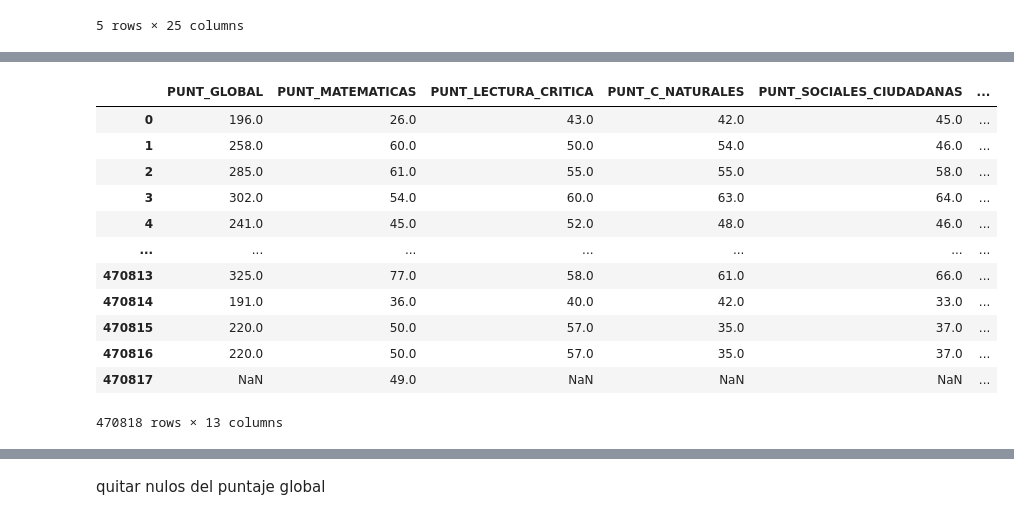
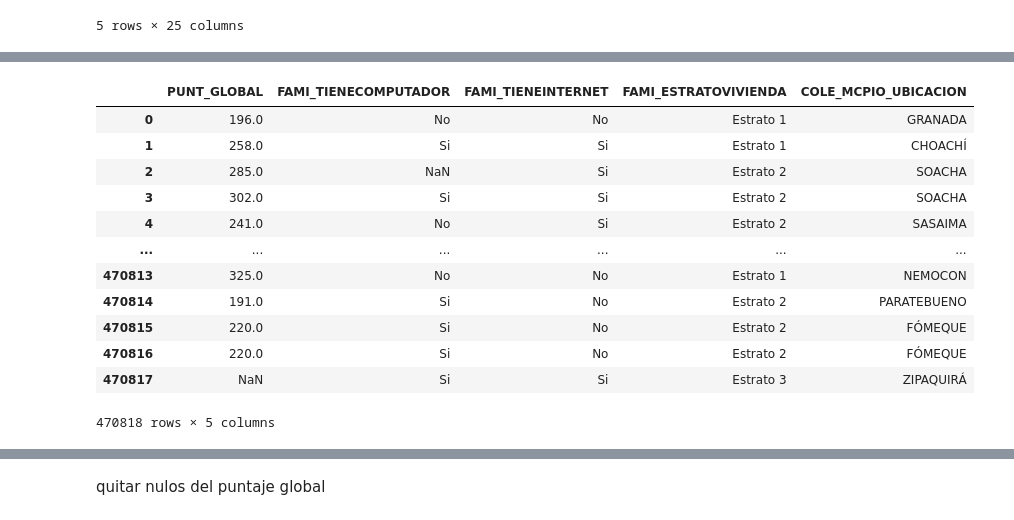
Before and after one commit to isabellagomez2003-sys/Proyecto-1, a Jupyter notebook: pregunta2(Dani).ipynb, the cells around one changed output, grey strips where cells are left out. Saved outputs shown, nothing was run; the diff lists cells and outputs as text; code cells hidden in the pictures.

```diff
--- a/pregunta2(Dani).ipynb
+++ b/pregunta2(Dani).ipynb
@@ -49,36 +34,28 @@ dtype: int64
 # %%
 #voy a quedarme solo con las columnas que me sirven para responder mi pregunta
 columnas_interes = [
     "PUNT_GLOBAL",
-    "PUNT_MATEMATICAS",
-    "PUNT_LECTURA_CRITICA",
-    "PUNT_C_NATURALES",
-    "PUNT_SOCIALES_CIUDADANAS",
-    "PUNT_INGLES",
     "FAMI_TIENECOMPUTADOR",
     "FAMI_TIENEINTERNET",
-    "FAMI_TIENEAUTOMOVIL",
-    "FAMI_TIENELAVADORA",
     "FAMI_ESTRATOVIVIENDA",
-    "FAMI_PERSONASHOGAR",
-    "FAMI_CUARTOSHOGAR",
+    "COLE_MCPIO_UBICACION"
 ]
 
 df = df[columnas_interes]
 
 #verificando que este bien
 df
 # %% [output]
-|  | PUNT_GLOBAL | PUNT_MATEMATICAS | PUNT_LECTURA_CRITICA | PUNT_C_NATURALES | PUNT_SOCIALES_CIUDADANAS | ... |
-| 0 | 196.0 | 26.0 | 43.0 | 42.0 | 45.0 | ... |
-| 1 | 258.0 | 60.0 | 50.0 | 54.0 | 46.0 | ... |
-| 2 | 285.0 | 61.0 | 55.0 | 55.0 | 58.0 | ... |
-| 3 | 302.0 | 54.0 | 60.0 | 63.0 | 64.0 | ... |
-| 4 | 241.0 | 45.0 | 52.0 | 48.0 | 46.0 | ... |
-| ... | ... | ... | ... | ... | ... | ... |
-| 470813 | 325.0 | 77.0 | 58.0 | 61.0 | 66.0 | ... |
-| 470814 | 191.0 | 36.0 | 40.0 | 42.0 | 33.0 | ... |
-| 470815 | 220.0 | 50.0 | 57.0 | 35.0 | 37.0 | ... |
-| 470816 | 220.0 | 50.0 | 57.0 | 35.0 | 37.0 | ... |
-| 470817 | NaN | 49.0 | NaN | NaN | NaN | ... |
+|  | PUNT_GLOBAL | FAMI_TIENECOMPUTADOR | FAMI_TIENEINTERNET | FAMI_ESTRATOVIVIENDA | COLE_MCPIO_UBICACION |
+| 0 | 196.0 | No | No | Estrato 1 | GRANADA |
+| 1 | 258.0 | Si | Si | Estrato 1 | CHOACHÍ |
+| 2 | 285.0 | NaN | Si | Estrato 2 | SOACHA |
+| 3 | 302.0 | Si | Si | Estrato 2 | SOACHA |
+| 4 | 241.0 | No | Si | Estrato 2 | SASAIMA |
+| ... | ... | ... | ... | ... | ... |
+| 470813 | 325.0 | No | No | Estrato 1 | NEMOCON |
+| 470814 | 191.0 | Si | No | Estrato 2 | PARATEBUENO |
+| 470815 | 220.0 | Si | No | Estrato 2 | FÓMEQUE |
+| 470816 | 220.0 | Si | No | Estrato 2 | FÓMEQUE |
+| 470817 | NaN | Si | Si | Estrato 3 | ZIPAQUIRÁ |
-470818 rows × 13 columns
+470818 rows × 5 columns
```
Also changed, not shown: parts of 15 cells of this notebook.
